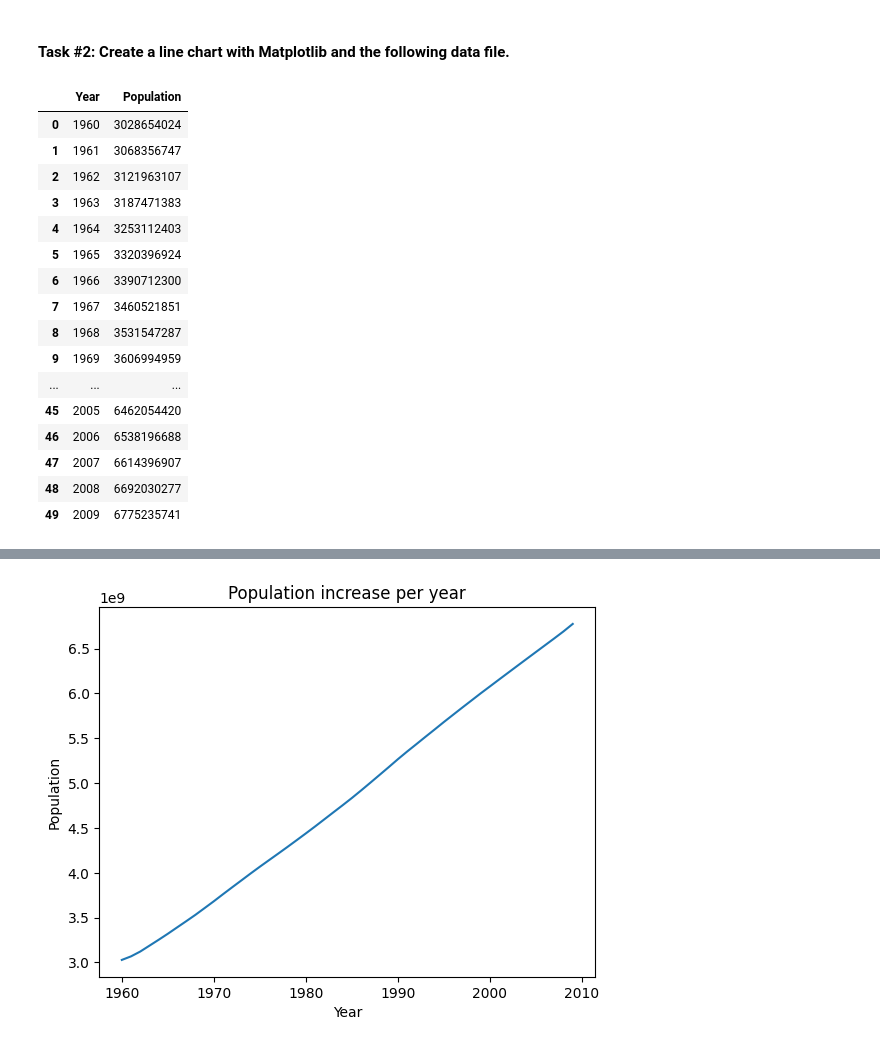
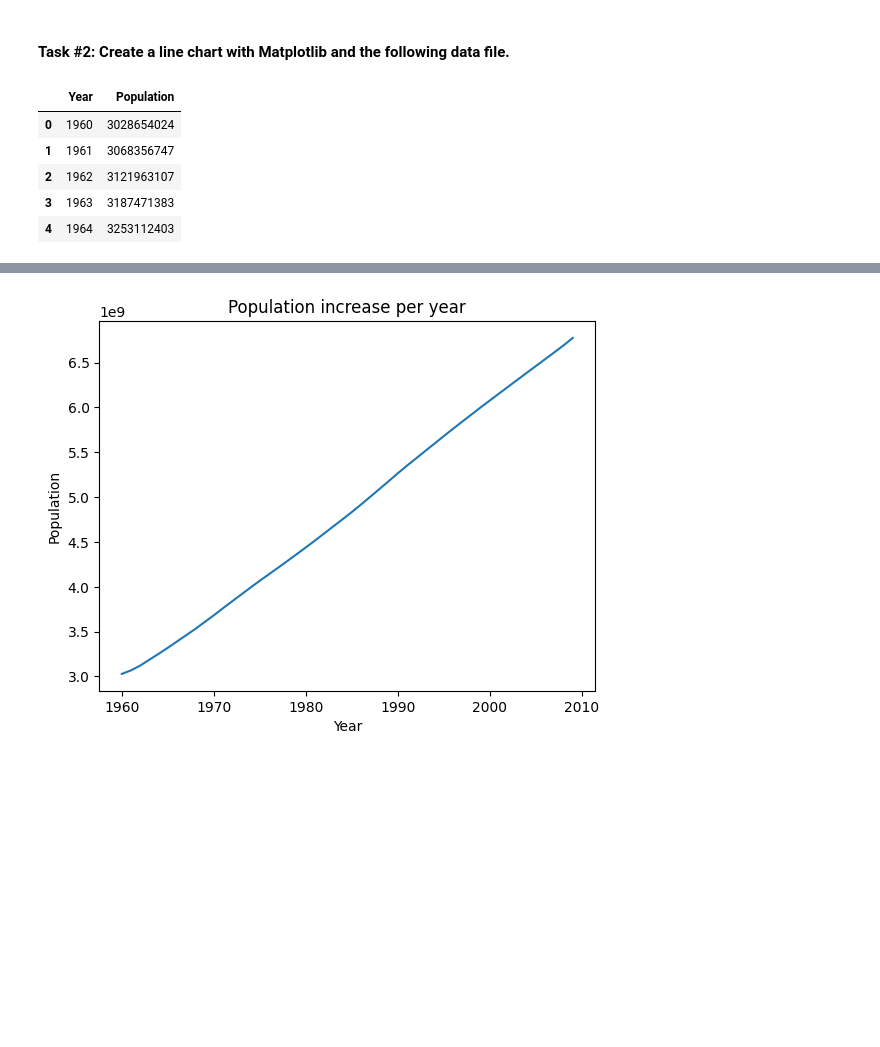
Before and after one commit to rajukan/DSC-540, a Jupyter notebook: grk_dsc_540_weeks_1_2.ipynb, the cells around one changed output, grey strips where cells are left out. Drawn from its saved outputs; the diff is of its cells as text; code cells hidden in the pictures; blank space fills up the shorter version.

```diff
--- a/grk_dsc_540_weeks_1_2.ipynb
+++ b/grk_dsc_540_weeks_1_2.ipynb
@@ -34,25 +34,14 @@ None
 # %%
 # the data file had been download into jupter notebook so read it directly
 pop_df = pd.read_excel('./datasets/world-population.xlsm')
-pop_df
+pop_df.head()
 # %% [output]
 |  | Year | Population |
 | 0 | 1960 | 3028654024 |
 | 1 | 1961 | 3068356747 |
 | 2 | 1962 | 3121963107 |
 | 3 | 1963 | 3187471383 |
 | 4 | 1964 | 3253112403 |
-| 5 | 1965 | 3320396924 |
-| 6 | 1966 | 3390712300 |
-| 7 | 1967 | 3460521851 |
-| 8 | 1968 | 3531547287 |
-| 9 | 1969 | 3606994959 |
-| ... | ... | ... |
-| 45 | 2005 | 6462054420 |
-| 46 | 2006 | 6538196688 |
-| 47 | 2007 | 6614396907 |
-| 48 | 2008 | 6692030277 |
-| 49 | 2009 | 6775235741 |
 # %%
 #read the data, also create log value of population so it is more read-able
 year = pop_df['Year']
```
Also changed, not shown: parts of 5 cells of this notebook, 1 other file.
